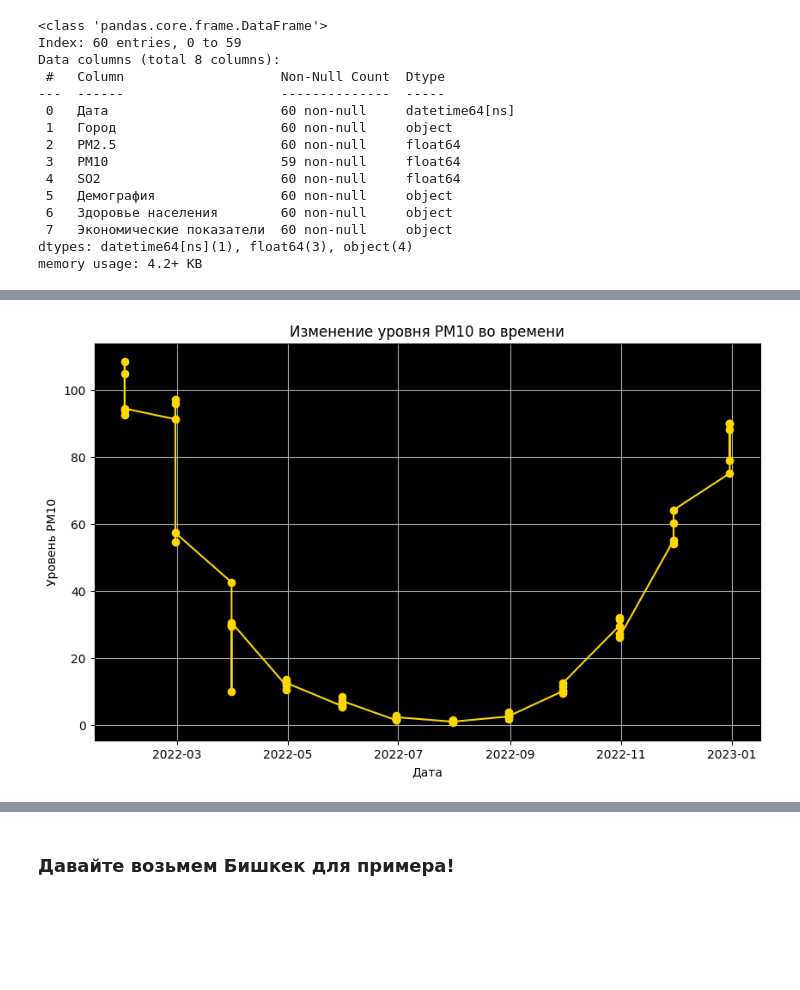
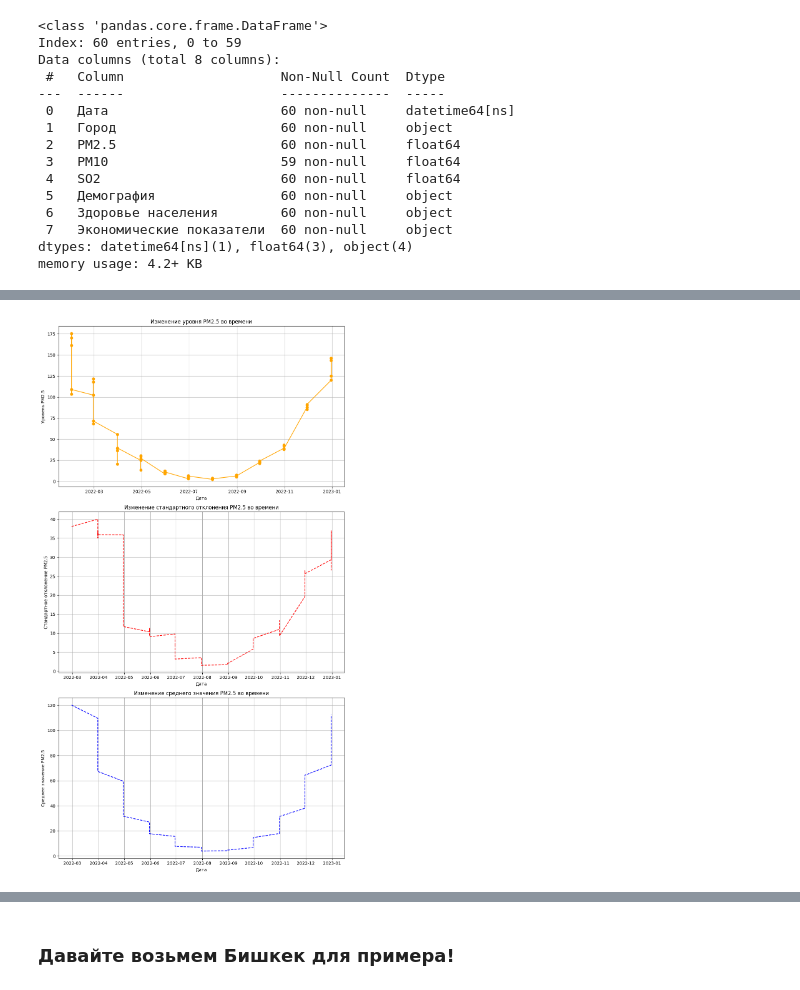
Before and after one commit to Tariel03/AirPollutionAnalysis, a Jupyter notebook: air_analyzer.ipynb, the cells around one changed output, grey strips where cells are left out. Cells and saved outputs as stored; diff of their text form; code cells hidden in the pictures; blank space fills up the shorter version.

```diff
--- a/air_analyzer.ipynb
+++ b/air_analyzer.ipynb
@@ -321,14 +289,37 @@ plt.show()
-# %%
-import matplotlib.pyplot as plt
-
-plt.figure(figsize=(10, 6))
-plt.plot(air_pollution_cleaned.index, air_pollution_cleaned['PM10'], marker='o', linestyle='-', color='gold')
-plt.title('Изменение уровня PM10 во времени')
-plt.xlabel('Дата')
-plt.gca().set_facecolor('black')
-
-plt.ylabel('Уровень PM10')
-plt.grid(True)
-plt.show()
-# %% [output]
-[figure, removed]
+# %%
+import matplotlib.pyplot as plt
+
+plt.figure(figsize=(10, 18))  # Adjust the figure size as needed
+std_values = air_pollution_cleaned['PM2.5'].rolling(window=10).std()
+mean_values = air_pollution_cleaned['PM2.5'].rolling(window=10).mean()
+# Plot for Уровень SO2
+plt.subplot(3, 1, 1)
+plt.plot(air_pollution_cleaned.index,air_pollution_cleaned['PM2.5'], marker='o', linestyle='-', color='orange')
+plt.title('Изменение уровня PM2.5 во времени')
+plt.xlabel('Дата')
+plt.ylabel('Уровень PM2.5')
+plt.gca().set_facecolor('white')
+plt.grid(True)
+
+# Plot for Стандартное отклонение
+plt.subplot(3, 1, 2)
+plt.plot(air_pollution_cleaned.index, std_values, linestyle='--', color='red')
+plt.title('Изменение стандартного отклонения PM2.5 во времени')
+plt.xlabel('Дата')
+plt.ylabel('Стандартное отклонение PM2.5')
+plt.gca().set_facecolor('white')
+plt.grid(True)
+
+# Plot for Среднее значение
+plt.subplot(3, 1, 3)
+plt.plot(air_pollution_cleaned.index, mean_values, linestyle='--', color='blue')
+plt.title('Изменение среднего значения PM2.5 во времени')
+plt.xlabel('Дата')
+plt.ylabel('Среднее значение PM2.5')
+plt.gca().set_facecolor('white')
+plt.grid(True)
+
+plt.tight_layout()  # Adjust layout for better spacing
+plt.show()
+# %% [output]
+[figure, added]
```
Also changed, not shown: parts of 22 cells of this notebook, 19 other files.
